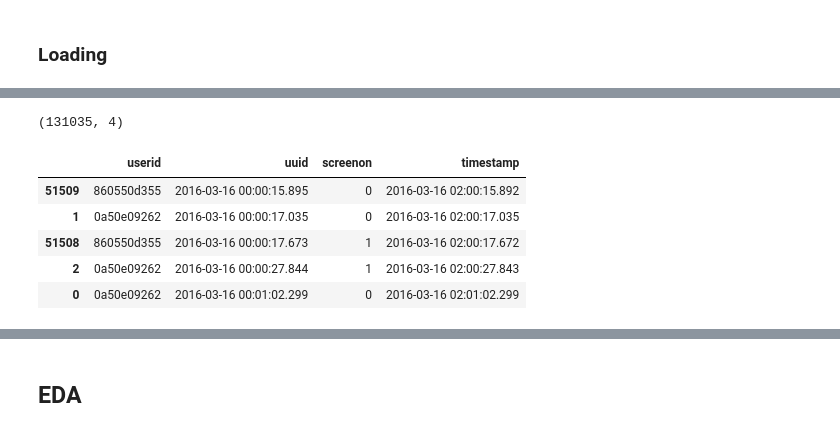
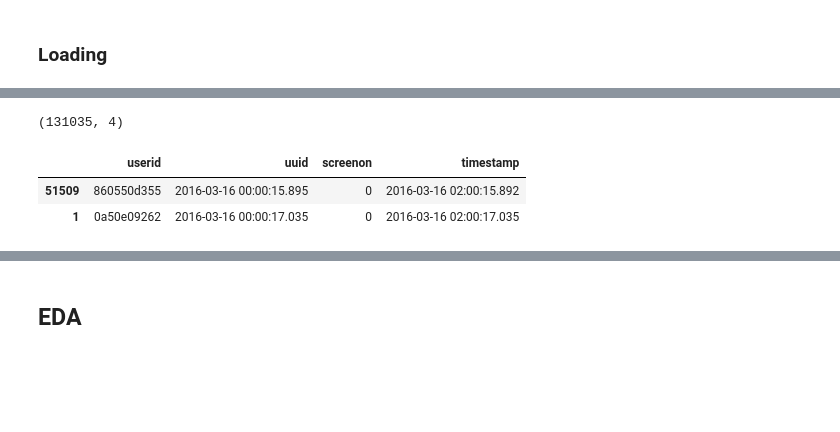
Before and after one commit to kentlingcampbell/project_SherLock, a Jupyter notebook: SherLock.ipynb, the cells around one changed output, grey strips where cells are left out. Cells and saved outputs as stored; diff of their text form; code cells hidden in the pictures; blank space fills up the shorter version.

```diff
--- a/SherLock.ipynb
+++ b/SherLock.ipynb
@@ -151,19 +88,16 @@ Moriarty_tsv['version'] = Moriarty_tsv['version'].astype(str).map(lambda x: x.ls
 # %%
-# Raw TSV
 filename = './Filtered_Screenon.tsv'
-header_list = ['userid', 'uuid', 'screenon', 'timestamp']
+header_list = ['userid','uuid','screenon','timestamp']
 Screenon_tsv = pd.read_csv(filename, sep='\t', names=header_list, parse_dates=['timestamp'])
 Screenon_tsv['uuid'] = (pd.to_datetime(Screenon_tsv['uuid'], unit='ms'))
 Screenon_tsv = Screenon_tsv.sort_values(by='uuid')
+#Screenon_tsv = Screenon_tsv.set_index('uuid')
 Screenon_tsv['screenon'] = Screenon_tsv['screenon'].astype(int)                    # Original True:On / False:Off
 #print(Screenon_tsv['userid'].unique())
 print(Screenon_tsv.shape)
-Screenon_tsv.head()
+Screenon_tsv.head(2)
 # %% [output]
 (131035, 4)
 |  | userid | uuid | screenon | timestamp |
 | 51509 | 860550d355 | 2016-03-16 00:00:15.895 | 0 | 2016-03-16 02:00:15.892 |
 | 1 | 0a50e09262 | 2016-03-16 00:00:17.035 | 0 | 2016-03-16 02:00:17.035 |
-| 51508 | 860550d355 | 2016-03-16 00:00:17.673 | 1 | 2016-03-16 02:00:17.672 |
-| 2 | 0a50e09262 | 2016-03-16 00:00:27.844 | 1 | 2016-03-16 02:00:27.843 |
-| 0 | 0a50e09262 | 2016-03-16 00:01:02.299 | 0 | 2016-03-16 02:01:02.299 |
```
Also changed, not shown: parts of 51 cells of this notebook.
